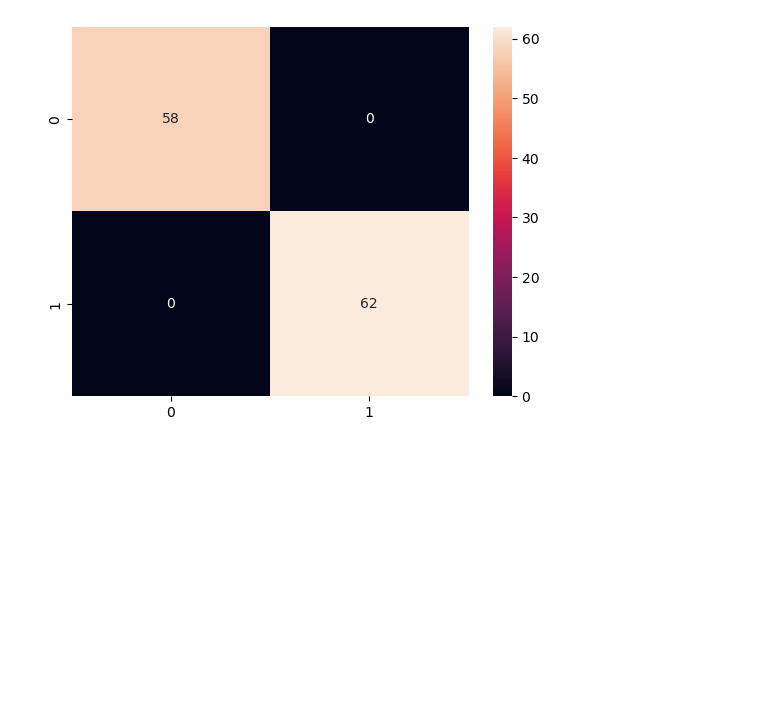
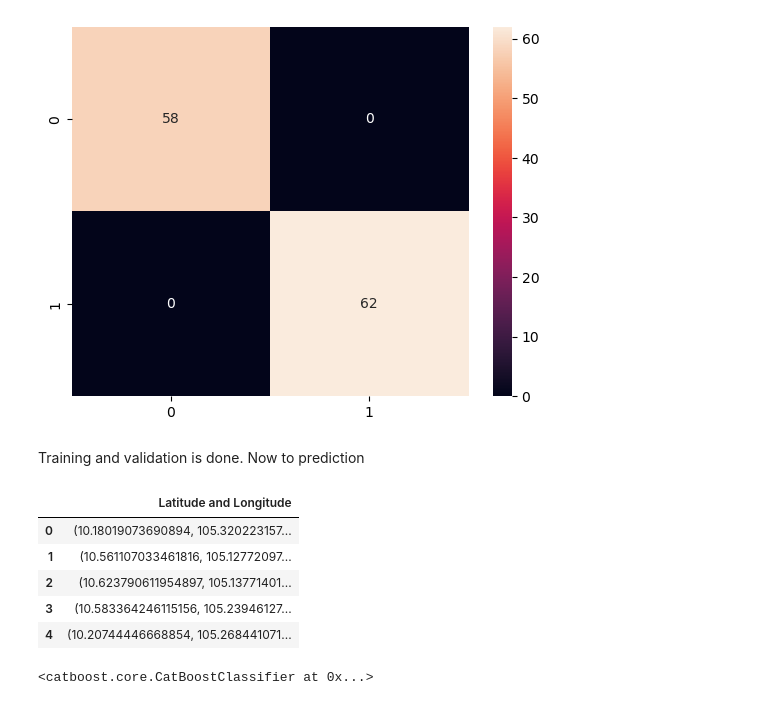
Before and after one commit to Martoto/EY-Open-Science-Data-Challenge, a Jupyter notebook: Get_Data.ipynb, the cells around one changed output. Cells and saved outputs as stored; diff of their text form; code cells hidden in the pictures; blank space fills up the shorter version.

```diff
--- a/Get_Data.ipynb
+++ b/Get_Data.ipynb
@@ -291,0 +287,19 @@ model.save_model('PlanetaryComputerExamples/OpenDataChallenge/Data/Models/catboo
+# %% [markdown]
+Training and validation is done. Now to prediction
+# %%
+#Reading the coordinates for the submission
+test_file = pd.read_csv('./Data/challenge_1_submission_template.csv')
+test_file.head()
+# %% [output]
+|  | Latitude and Longitude |
+| 0 | (10.18019073690894, 105.320223157... |
+| 1 | (10.561107033461816, 105.12772097... |
+| 2 | (10.623790611954897, 105.13771401... |
+| 3 | (10.583364246115156, 105.23946127... |
+| 4 | (10.20744446668854, 105.268441071... |
+# %%
+#read model
+model = CatBoostClassifier()
+model.load_model('./Data/Models/catboost_model.cbm')
+# %% [output]
+<catboost.core.CatBoostClassifier at 0x...>
```
Also changed, not shown: parts of 19 cells of this notebook, 1 other file.
